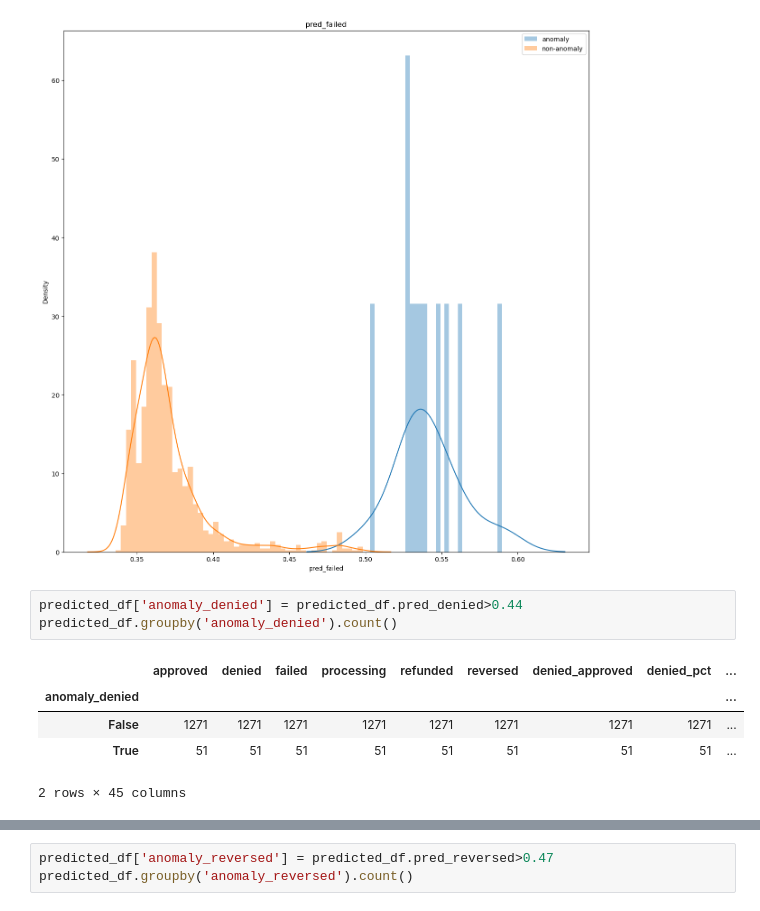
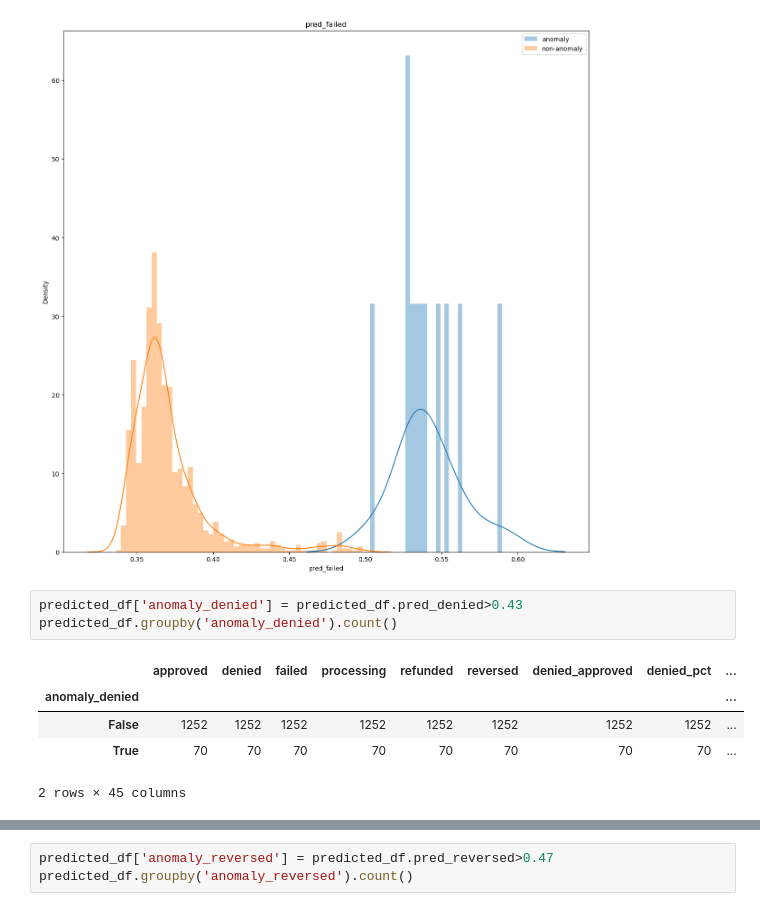
Before and after one commit to Iuryck/CloudWalk_Test, a Jupyter notebook: Task2.ipynb, the cells around one changed output, grey strips where cells are left out. Cells and saved outputs as stored; diff of their text form.

```diff
--- a/Task2.ipynb
+++ b/Task2.ipynb
@@ -424,13 +424,13 @@ for i, col in enumerate(['approved','failed','failed_pct','failed_approved','app
 [figure]
 [figure]
 # %%
-predicted_df['anomaly_denied'] = predicted_df.pred_denied>0.44
+predicted_df['anomaly_denied'] = predicted_df.pred_denied>0.43
 predicted_df.groupby('anomaly_denied').count()
 # %% [output]
 |  | approved | denied | failed | processing | refunded | reversed | denied_approved | denied_pct | ... |
 | anomaly_denied |  |  |  |  |  |  |  |  | ... |
-| False | 1271 | 1271 | 1271 | 1271 | 1271 | 1271 | 1271 | 1271 | ... |
-| True | 51 | 51 | 51 | 51 | 51 | 51 | 51 | 51 | ... |
+| False | 1252 | 1252 | 1252 | 1252 | 1252 | 1252 | 1252 | 1252 | ... |
+| True | 70 | 70 | 70 | 70 | 70 | 70 | 70 | 70 | ... |
 2 rows × 45 columns
 # %%
 for i, col in enumerate(['approved','denied','denied_pct','denied_approved','approved_pct', 'pred_denied','denied_sqr_distance']):
```
Also changed, not shown: parts of 5 cells of this notebook, 1 other file.
